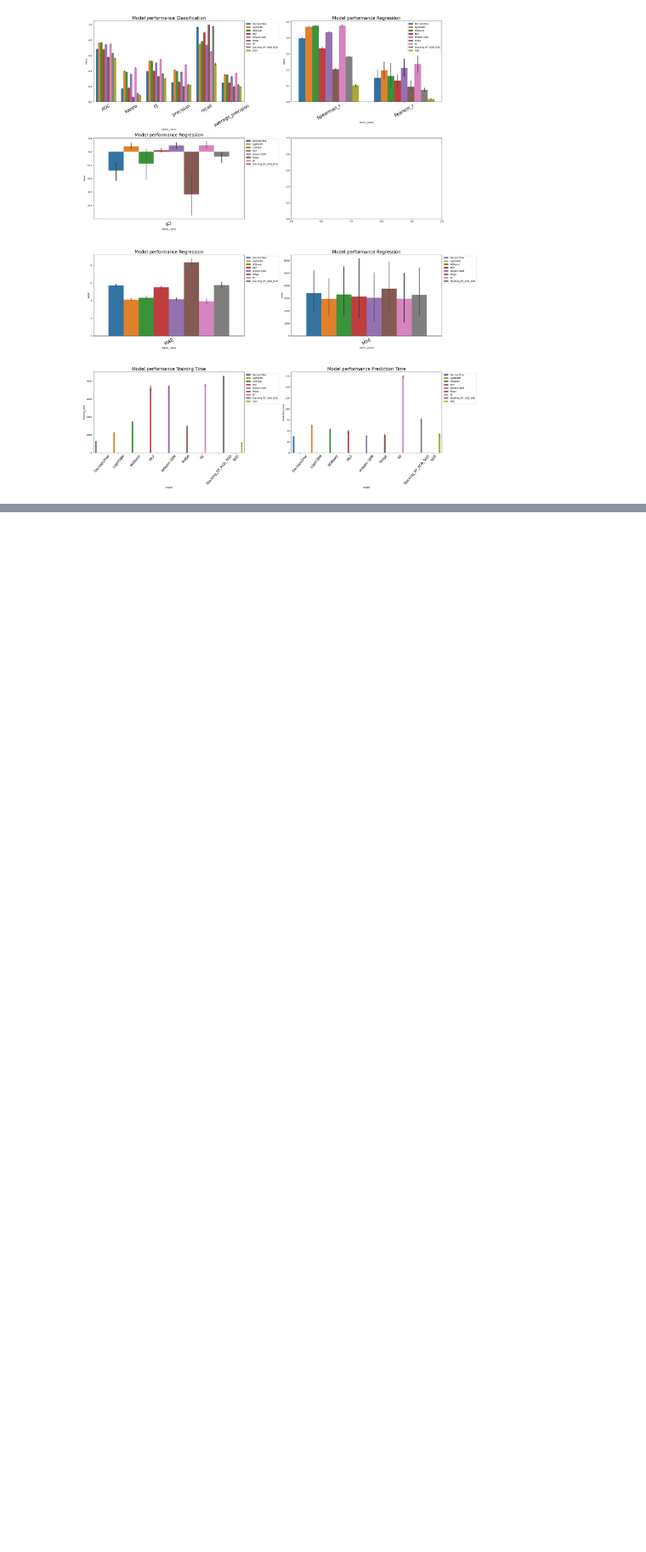
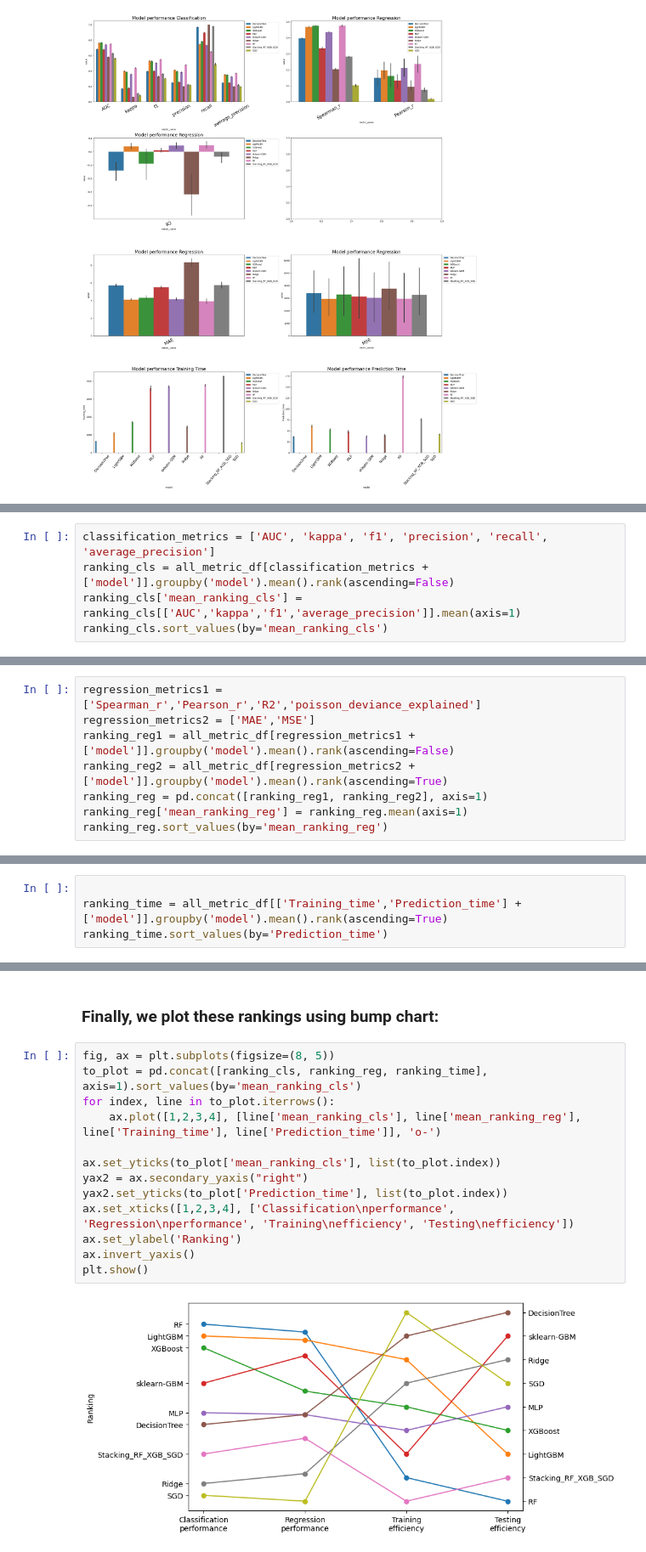
Before and after one commit to chenyangkang/stemflow, a Jupyter notebook: docs/Examples/06.Base_model_choices.ipynb, the cells around one changed output, grey strips where cells are left out. Shown at 85% size. Cells and saved outputs as stored; diff of their text form; blank space fills up the shorter version.

Commit message:
Add detailed annotation and plots to 06.Base_model_choices.ipynb

```diff
--- a/docs/Examples/06.Base_model_choices.ipynb
+++ b/docs/Examples/06.Base_model_choices.ipynb
@@ -332,0 +386,5 @@ plt.show()
+# %%
+classification_metrics = ['AUC', 'kappa', 'f1', 'precision', 'recall', 'average_precision']
+ranking_cls = all_metric_df[classification_metrics + ['model']].groupby('model').mean().rank(ascending=False)
+ranking_cls['mean_ranking_cls'] = ranking_cls[['AUC','kappa','f1','average_precision']].mean(axis=1)
+ranking_cls.sort_values(by='mean_ranking_cls')
@@ -332,0 +405,8 @@ plt.show()
+# %%
+regression_metrics1 = ['Spearman_r','Pearson_r','R2','poisson_deviance_explained']
+regression_metrics2 = ['MAE','MSE']
+ranking_reg1 = all_metric_df[regression_metrics1 + ['model']].groupby('model').mean().rank(ascending=False)
+ranking_reg2 = all_metric_df[regression_metrics2 + ['model']].groupby('model').mean().rank(ascending=True)
+ranking_reg = pd.concat([ranking_reg1, ranking_reg2], axis=1)
+ranking_reg['mean_ranking_reg'] = ranking_reg.mean(axis=1)
+ranking_reg.sort_values(by='mean_ranking_reg')
@@ -332,0 +427,4 @@ plt.show()
+# %%
+
+ranking_time = all_metric_df[['Training_time','Prediction_time'] + ['model']].groupby('model').mean().rank(ascending=True)
+ranking_time.sort_values(by='Prediction_time')
@@ -332,0 +443,17 @@ plt.show()
+# %% [markdown]
+### Finally, we plot these rankings using bump chart:
+# %%
+fig, ax = plt.subplots(figsize=(8, 5))
+to_plot = pd.concat([ranking_cls, ranking_reg, ranking_time], axis=1).sort_values(by='mean_ranking_cls')
+for index, line in to_plot.iterrows():
+    ax.plot([1,2,3,4], [line['mean_ranking_cls'], line['mean_ranking_reg'], line['Training_time'], line['Prediction_time']], 'o-')
+
+ax.set_yticks(to_plot['mean_ranking_cls'], list(to_plot.index))
+yax2 = ax.secondary_yaxis("right")
+yax2.set_yticks(to_plot['Prediction_time'], list(to_plot.index))
+ax.set_xticks([1,2,3,4], ['Classification\nperformance', 'Regression\nperformance', 'Training\nefficiency', 'Testing\nefficiency'])
+ax.set_ylabel('Ranking')
+ax.invert_yaxis()
+plt.show()
+# %% [output]
+[figure, added]
```
Also changed, not shown: parts of 29 cells of this notebook, 1 other file.
